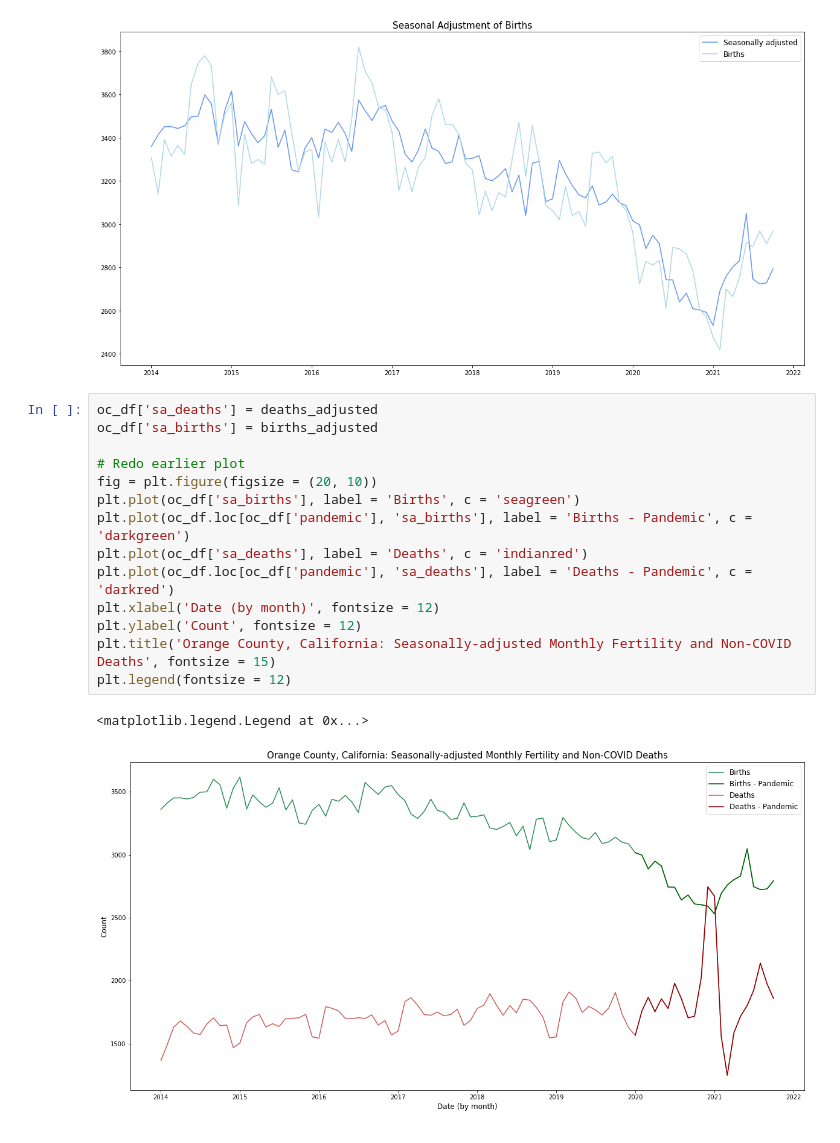
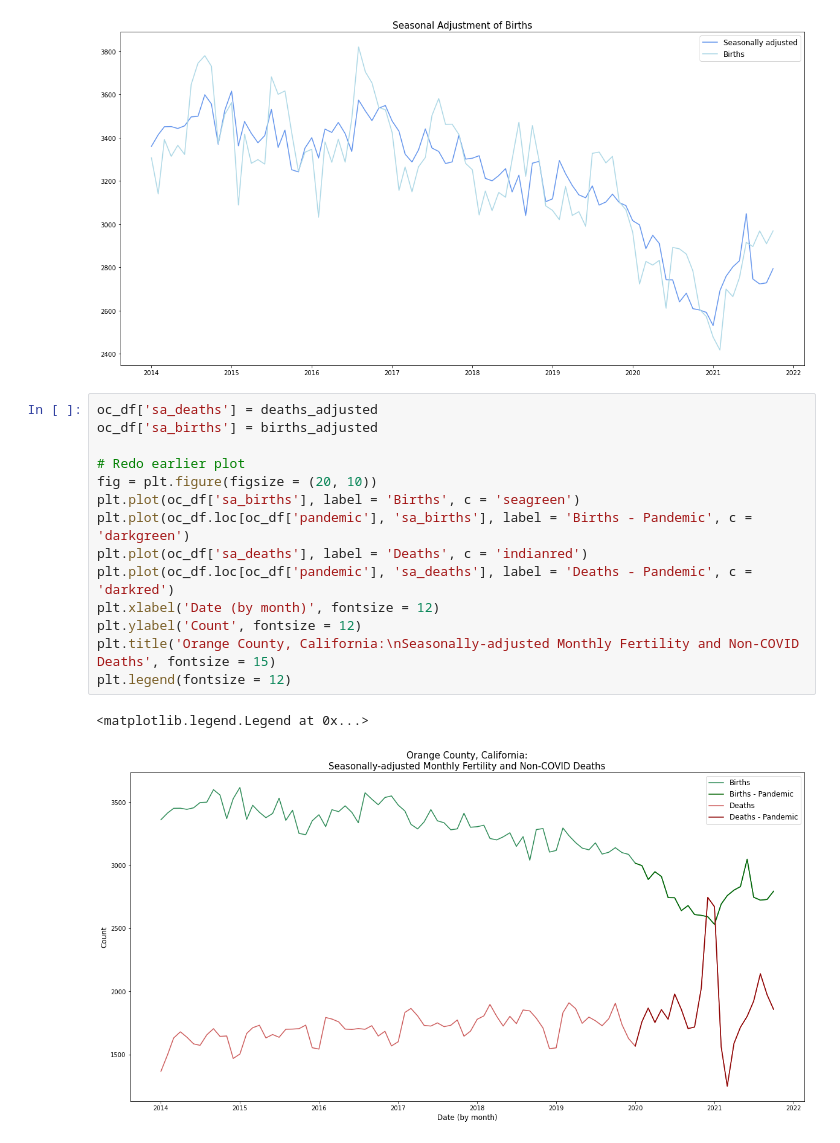
Before and after one commit to anushnap/data512-project, a Jupyter notebook: src/mortality_fertility_analysis.ipynb, the cells around one changed output. Saved outputs shown, nothing was run; the diff lists cells and outputs as text.

```diff
--- a/src/mortality_fertility_analysis.ipynb
+++ b/src/mortality_fertility_analysis.ipynb
@@ -303,17 +303,17 @@ plt.legend(fontsize = 12)
 # %%
 oc_df['sa_deaths'] = deaths_adjusted
 oc_df['sa_births'] = births_adjusted
 
 # Redo earlier plot
 fig = plt.figure(figsize = (20, 10))
 plt.plot(oc_df['sa_births'], label = 'Births', c = 'seagreen')
 plt.plot(oc_df.loc[oc_df['pandemic'], 'sa_births'], label = 'Births - Pandemic', c = 'darkgreen')
 plt.plot(oc_df['sa_deaths'], label = 'Deaths', c = 'indianred')
 plt.plot(oc_df.loc[oc_df['pandemic'], 'sa_deaths'], label = 'Deaths - Pandemic', c = 'darkred')
 plt.xlabel('Date (by month)', fontsize = 12)
 plt.ylabel('Count', fontsize = 12)
-plt.title('Orange County, California: Seasonally-adjusted Monthly Fertility and Non-COVID Deaths', fontsize = 15)
+plt.title('Orange County, California:\nSeasonally-adjusted Monthly Fertility and Non-COVID Deaths', fontsize = 15)
 plt.legend(fontsize = 12)
 # %% [output]
 <matplotlib.legend.Legend at 0x...>
-[figure, old version]
+[figure, new version]
```
Also changed, not shown: parts of 3 cells of this notebook.
